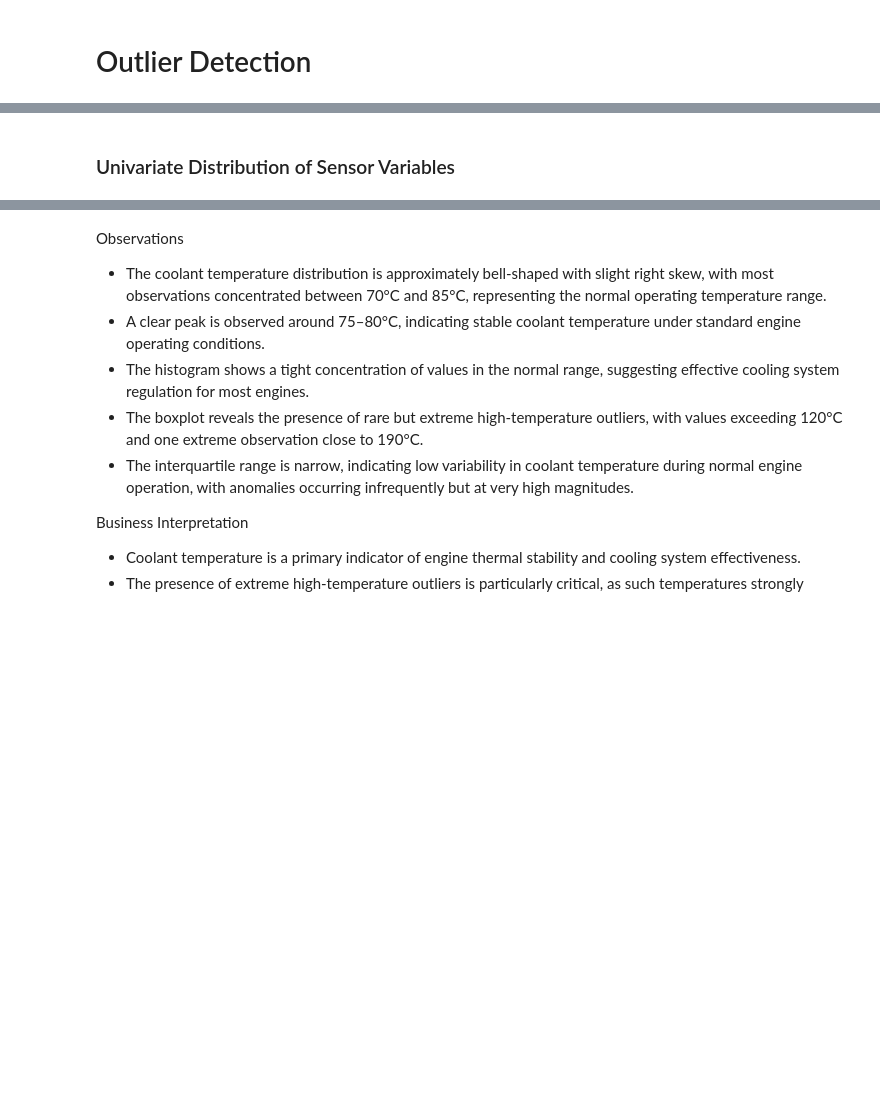
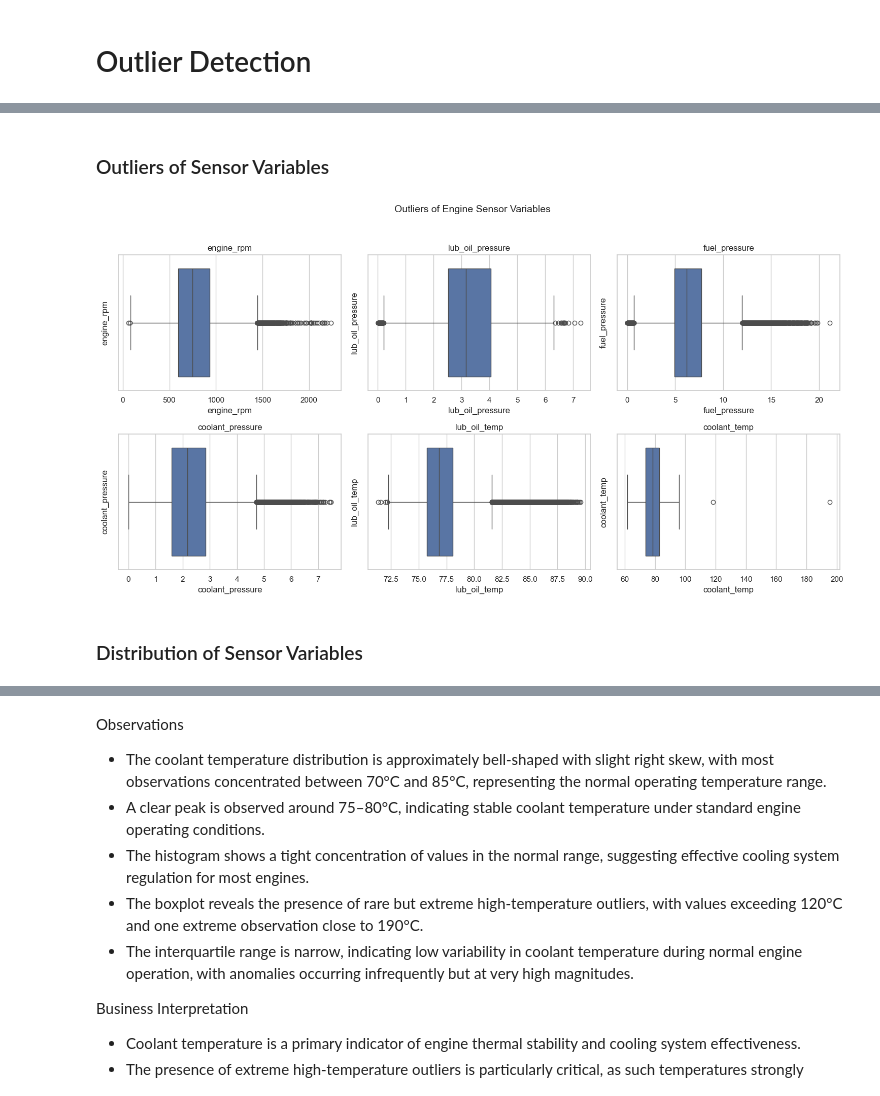
Before and after one commit to siddmkrj/predictive_maintenance, a Jupyter notebook: notebooks/predictive_maintenance.ipynb, the cells around one changed output, grey strips where cells are left out. Cells and saved outputs as stored; diff of their text form; code cells hidden in the pictures; blank space fills up the shorter version.

```diff
--- a/notebooks/predictive_maintenance.ipynb
+++ b/notebooks/predictive_maintenance.ipynb
@@ -404,4 +519,36 @@ plt.show()
+# %% [markdown]
+### Outliers of Sensor Variables
+# %%
+import matplotlib.pyplot as plt
+import seaborn as sns
+
+sensor_cols = [
+    'engine_rpm',
+    'lub_oil_pressure',
+    'fuel_pressure',
+    'coolant_pressure',
+    'lub_oil_temp',
+    'coolant_temp'
+]
+
+fig, axes = plt.subplots(2, 3, figsize=(15, 8))
+axes = axes.flatten()
+
+for i, col in enumerate(sensor_cols):
+    sns.boxplot(
+        x=df[col],
+        ax=axes[i]
+    )
+    axes[i].set_title(col)
+    axes[i].set_ylabel(col)
+
+plt.suptitle("Outliers of Engine Sensor Variables", fontsize=14)
+plt.tight_layout(rect=[0, 0, 1, 0.95])
+plt.savefig("../reports/figures/univariate_sensor_outliers.png", dpi=300)
+plt.show()
+# %% [output]
+[figure, added]
 # %% [markdown]
-### Univariate Distribution of Sensor Variables
+### Distribution of Sensor Variables
 # %%
 import matplotlib.pyplot as plt
```
Also changed, not shown: parts of 43 cells of this notebook, 5 other files.
